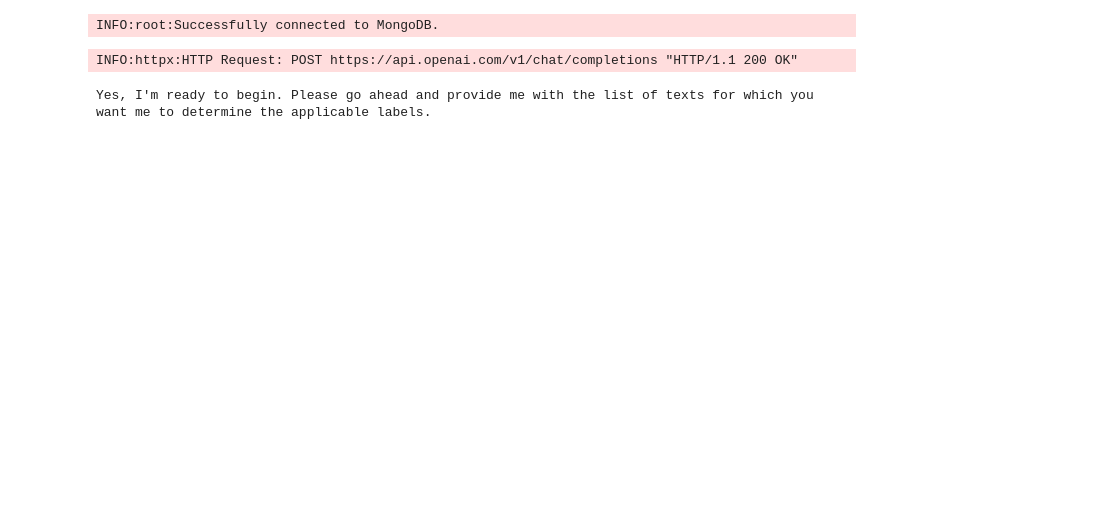
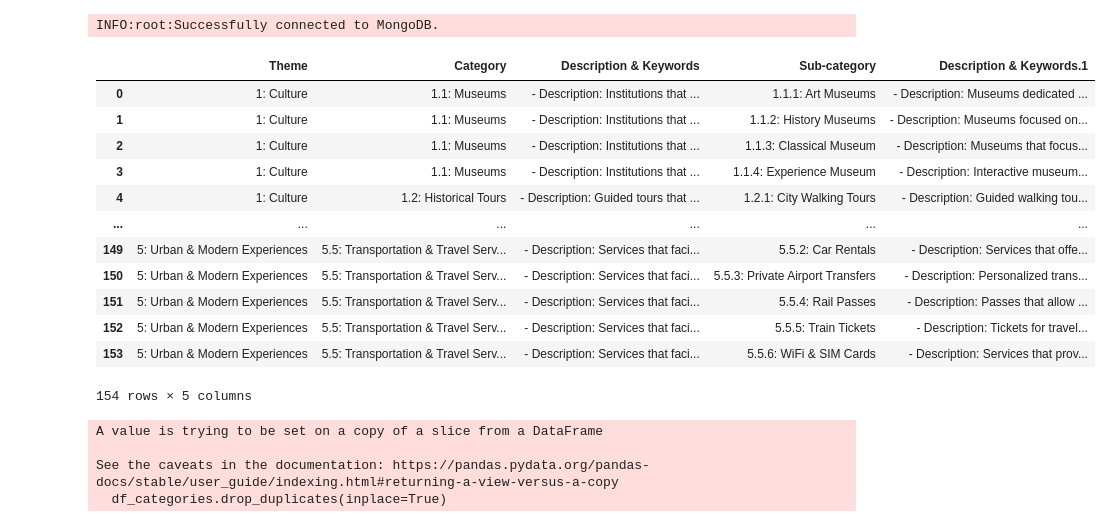
Before and after one commit to Walkway-ai/data-exploration, a Jupyter notebook: src/create_categories.ipynb, the cells around one changed output. Cells and saved outputs as stored; diff of their text form; code cells hidden in the pictures; blank space fills up the shorter version.

Commit message:
taxonomy testing

```diff
--- a/src/create_categories.ipynb
+++ b/src/create_categories.ipynb
@@ -32,3 +19,31 @@ for key, value in zip(taxonomy["Sub-category"], taxonomy["Description & Keywords
+# %%
+taxonomy
+# %% [output]
+|  | Theme | Category | Description & Keywords | Sub-category | Description & Keywords.1 |
+| 0 | 1: Culture | 1.1: Museums | - Description: Institutions that ... | 1.1.1: Art Museums | - Description: Museums dedicated ... |
+| 1 | 1: Culture | 1.1: Museums | - Description: Institutions that ... | 1.1.2: History Museums | - Description: Museums focused on... |
+| 2 | 1: Culture | 1.1: Museums | - Description: Institutions that ... | 1.1.3: Classical Museum | - Description: Museums that focus... |
+| 3 | 1: Culture | 1.1: Museums | - Description: Institutions that ... | 1.1.4: Experience Museum | - Description: Interactive museum... |
+| 4 | 1: Culture | 1.2: Historical Tours | - Description: Guided tours that ... | 1.2.1: City Walking Tours | - Description: Guided walking tou... |
+| ... | ... | ... | ... | ... | ... |
+| 149 | 5: Urban & Modern Experiences | 5.5: Transportation & Travel Serv... | - Description: Services that faci... | 5.5.2: Car Rentals | - Description: Services that offe... |
+| 150 | 5: Urban & Modern Experiences | 5.5: Transportation & Travel Serv... | - Description: Services that faci... | 5.5.3: Private Airport Transfers | - Description: Personalized trans... |
+| 151 | 5: Urban & Modern Experiences | 5.5: Transportation & Travel Serv... | - Description: Services that faci... | 5.5.4: Rail Passes | - Description: Passes that allow ... |
+| 152 | 5: Urban & Modern Experiences | 5.5: Transportation & Travel Serv... | - Description: Services that faci... | 5.5.5: Train Tickets | - Description: Tickets for travel... |
+| 153 | 5: Urban & Modern Experiences | 5.5: Transportation & Travel Serv... | - Description: Services that faci... | 5.5.6: WiFi & SIM Cards | - Description: Services that prov... |
+154 rows × 5 columns
+# %%
+df_categories = taxonomy[["Category", "Description & Keywords"]]
+df_categories.drop_duplicates(inplace=True)
+categories = list(df_categories["Category"])
+categories = [el.split(": ")[1] for el in categories]
+categories_descriptions = list(df_categories["Description & Keywords"])
+categories_descriptions = [el.split("\n")[0].replace("- Description: ", "") for el in categories_descriptions]
+# %% [output]
+A value is trying to be set on a copy of a slice from a DataFrame
+
+See the caveats in the documentation: https://pandas.pydata.org/pandas-docs/stable/user_guide/indexing.html#returning-a-view-versus-a-copy
+  df_categories.drop_duplicates(inplace=True)
 # %%
 data = read_object(fs, "product_textual_lang_summarized")
 data = pd.DataFrame(data)
@@ -38,27 +50,0 @@ data.columns = ["description"]
-# %%
-conversation_history = [
-    {"role": "system", "content": "Hello! How can I assist you today?"}
-]
-
-prompt_template = (
-    "You are a multi-label classifier tasked with finding all labels applicable to a product description. "
-    "For this, you will receive a list of labels. "
-    "Only include a label in your output if it could really be considered a category of the product description. "
-    "In the next prompt, I will provide you with a list of texts, and you should return a Python list of lists "
-    "with all applicable labels for each product description. If no labels apply to a product description, return an empty list ([]). "
-    "Provide your response as a Python list of lists with the results, where each inner list corresponds to the labels for each text provided, in the same order. "
-    "In your answer, ONLY return a Python list with the results, nothing else. "
-    f"Here are the possible labels:\n{list_sub_categories}. "
-    "Are you ready to begin?"
-)
-
-initial_prompt = prompt_template
-
-result = query_gpt_with_history(apikey, initial_prompt, conversation_history)
-result = result.choices[0].message.content
-conversation_history.append({"role": "user", "content": initial_prompt})
-conversation_history.append({"role": "system", "content": result})
-print(result)
-# %% [output]
-INFO:httpx:HTTP Request: POST https://api.openai.com/v1/chat/completions "HTTP/1.1 200 OK"
-Yes, I'm ready to begin. Please go ahead and provide me with the list of texts for which you want me to determine the applicable labels.
```
Also changed, not shown: parts of 11 cells of this notebook, 6 other files.
